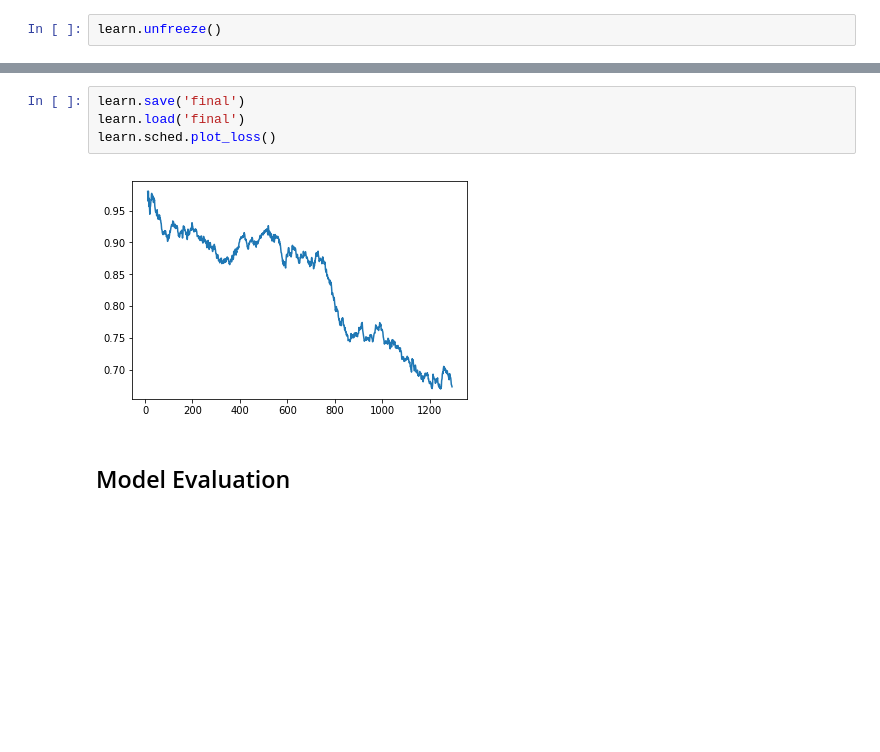
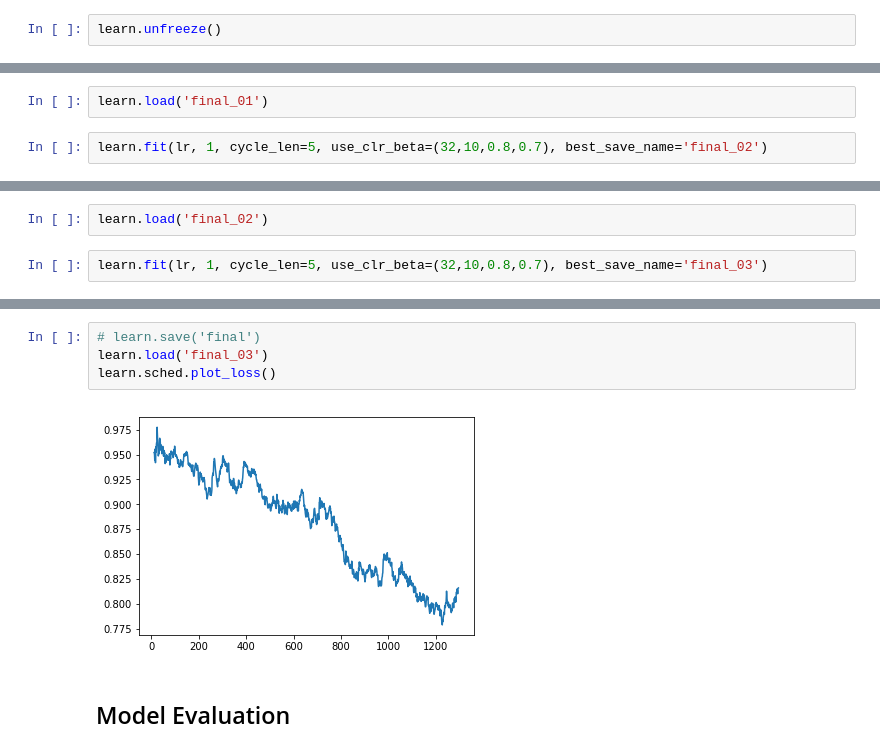
Before and after one commit to dpalominop/ULMFit, a Jupyter notebook: Classifier.ipynb, the cells around one changed output, grey strips where cells are left out. Cells and saved outputs as stored; diff of their text form; blank space fills up the shorter version.

```diff
--- a/Classifier.ipynb
+++ b/Classifier.ipynb
@@ -729,0 +768,4 @@ epoch      trn_loss   val_loss   accuracy
+# %%
+learn.load('final_01')
+# %%
+learn.fit(lr, 1, cycle_len=5, use_clr_beta=(32,10,0.8,0.7), best_save_name='final_02')
@@ -729,0 +781,4 @@ epoch      trn_loss   val_loss   accuracy
+# %%
+learn.load('final_02')
+# %%
+learn.fit(lr, 1, cycle_len=5, use_clr_beta=(32,10,0.8,0.7), best_save_name='final_03')
@@ -730,9 +794,9 @@ epoch      trn_loss   val_loss   accuracy
 # %%
-learn.save('final')
-learn.load('final')
+# learn.save('final')
+learn.load('final_03')
 learn.sched.plot_loss()
 # %% [output]
-[figure, old version]
+[figure, new version]
 # %% [markdown]
 ## Model Evaluation
 # %%
```
Also changed, not shown: parts of 59 cells of this notebook, 1 other file.
